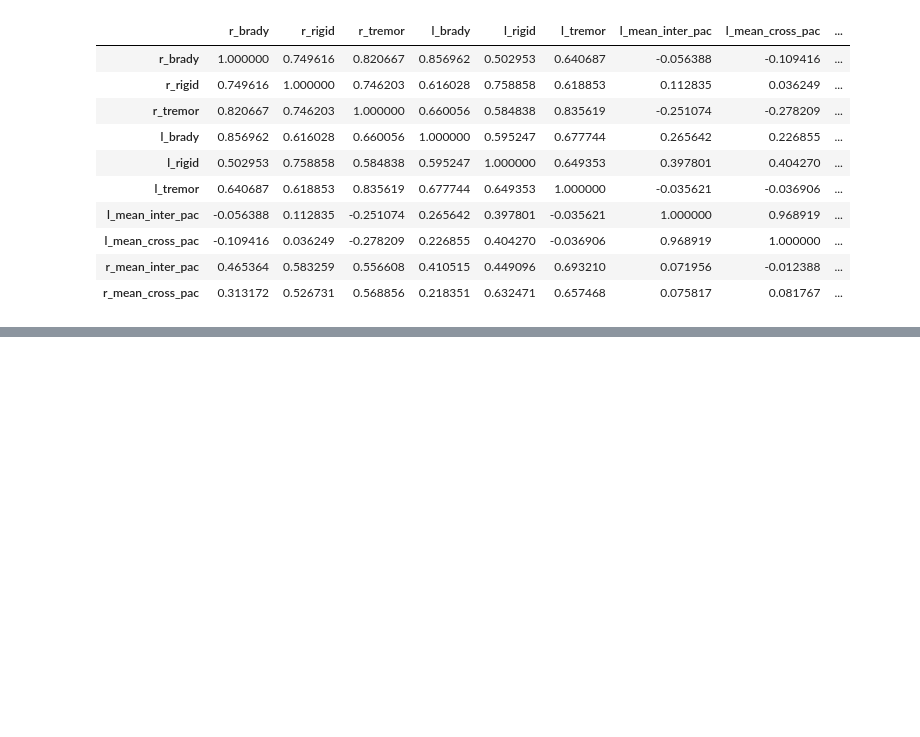
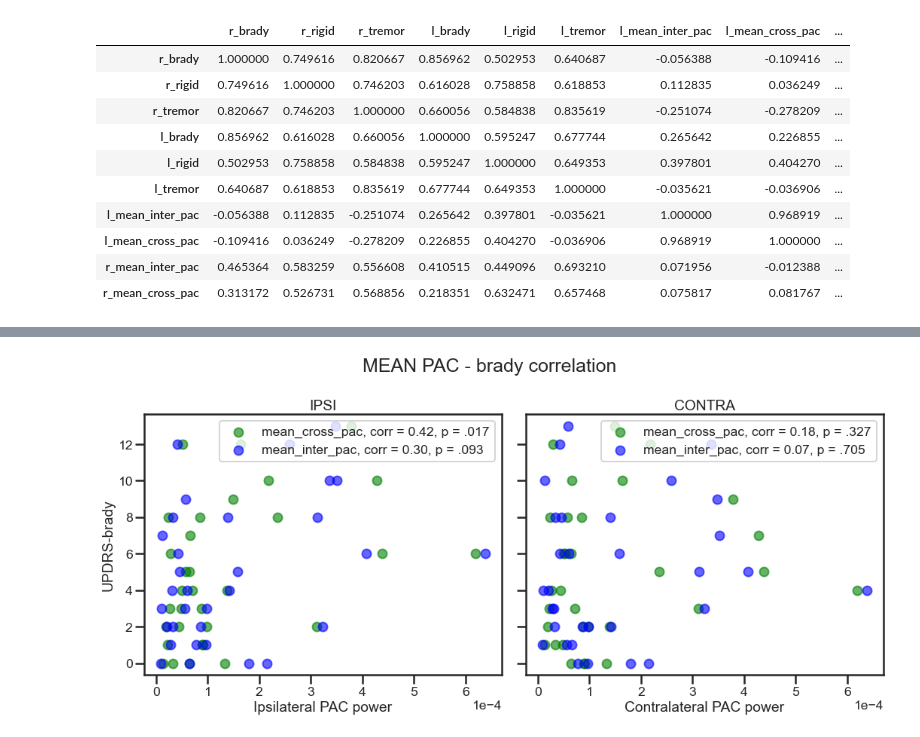
Before and after one commit to atimcenko/pac, a Jupyter notebook: dev_clinics_correlation.ipynb, the cells around one changed output, grey strips where cells are left out. Saved outputs shown, nothing was run; the diff lists cells and outputs as text; code cells hidden in the pictures; blank space fills up the shorter version.

```diff
--- a/dev_clinics_correlation.ipynb
+++ b/dev_clinics_correlation.ipynb
@@ -461,0 +635,2 @@ for pac_type in ['mean_cross_pac', 'mean_inter_pac']:
+# %%
+df_nop4 = df[~(df['patient'] == 'Patient4')]
@@ -461,0 +657,84 @@ for pac_type in ['mean_cross_pac', 'mean_inter_pac']:
+# %%
+sns.set_context('poster', font_scale=0.8)
+sns.color_palette('bright')
+
+with open('path_data.txt', 'r') as f:
+    data_path = f.readline()
+
+save_path = os.path.join(data_path, 'im_common', 'PAC and clinics correlation', 'both cross and inter without P4')
+
+try:
+    os.makedirs(save_path)
+except:
+    pass
+
+
+sides = ['l', 'r']
+sides_titles = ["LEFT", "RIGHT"]
+
+
+counter = 1
+
+for symptom in ['brady', 'rigid', 'tremor']:
+    fig, axes = plt.subplots(1, 2, figsize=(15, 7), sharey=True)
+    plt.suptitle(f"MEAN PAC - {symptom} correlation ", fontsize=25)
+    for pac_type, color in zip(['mean_cross_pac', 'mean_inter_pac'], ['green', 'blue']):
+
+        """IPSILATERAL"""
+        x1 = df_nop4[f"{sides[0]}_{pac_type}"]
+        y1 = df_nop4[f"{sides[0]}_{symptom}"]
+        # regardless of side, choose ipsilateral data
+        x2 = df_nop4[f"{sides[1]}_{pac_type}"]
+        y2 = df_nop4[f"{sides[1]}_{symptom}"]
+
+        x = pd.concat((x1, x2), ignore_index=True)
+        y = pd.concat((y1, y2), ignore_index=True)
+
+        rho_p, pval_p = stats.pearsonr(x, y)
+        rho_s, pval_s = stats.spearmanr(x, y)
+
+
+        ax = axes[0]
+        title = f"IPSI"
+        label = f"{pac_type}, corr = {rho_s:.2f}, p = {str(pval_s)[1:5]}"
+        ax.scatter(x, y, alpha=0.6, label=label, color=color)
+        ax.legend(loc='upper right')
+        ax.set_title(title)
+        ax.set_xlabel(f"Ipsilateral PAC power")
+        ax.set_ylabel(f"UPDRS-{symptom}")
+
+        ax.ticklabel_format(axis="x", style="sci", scilimits=(0,0))
+
+        """CONTRALATERAL"""
+        x1 = df_nop4[f"{sides[0]}_{pac_type}"]
+        y1 = df_nop4[f"{sides[1]}_{symptom}"]
+        # regardless of side, choose ipsilateral data
+        x2 = df_nop4[f"{sides[1]}_{pac_type}"]
+        y2 = df_nop4[f"{sides[0]}_{symptom}"]
+
+        x = pd.concat((x1, x2), ignore_index=True)
+        y = pd.concat((y1, y2), ignore_index=True)
+
+        rho_p, pval_p = stats.pearsonr(x, y)
+        rho_s, pval_s = stats.spearmanr(x, y)
+
+        ax = axes[1]
+        title = f"CONTRA"
+        label = f"{pac_type}, corr = {rho_s:.2f}, p = {str(pval_s)[1:5]}"
+        ax.scatter(x, y, alpha=0.6, label=label, color=color)
+        ax.legend(loc='upper right')
+        ax.set_title(title)
+        ax.set_xlabel(f"Contralateral PAC power")
+        #ax.set_ylabel(f"UPDRS-{symptom}")
+
+        ax.ticklabel_format(axis="x", style="sci", scilimits=(0,0))
+
+        plt.tight_layout()
+
+        fig_path = os.path.join(save_path, f"{counter}. MEAN PAC-{symptom}-corr-noPatient4.png")
+        plt.savefig(fig_path, bbox_inches='tight', dpi=150)
+
+    plt.show()
+    counter += 1
+# %% [output]
+[figure, added]
```
Also changed, not shown: parts of 32 cells of this notebook, 4 other files.
